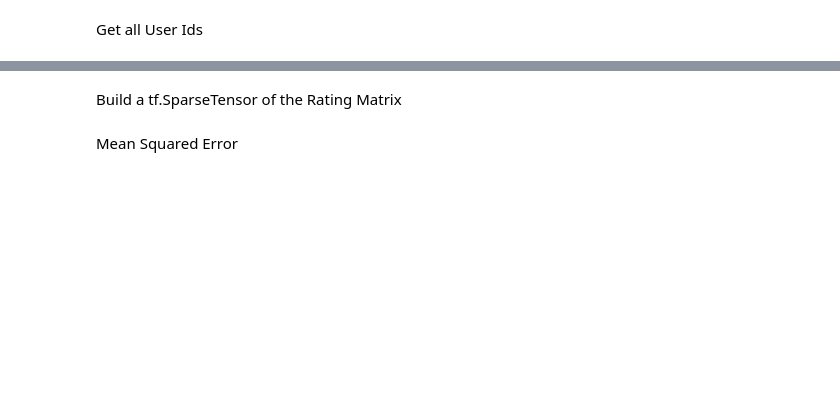
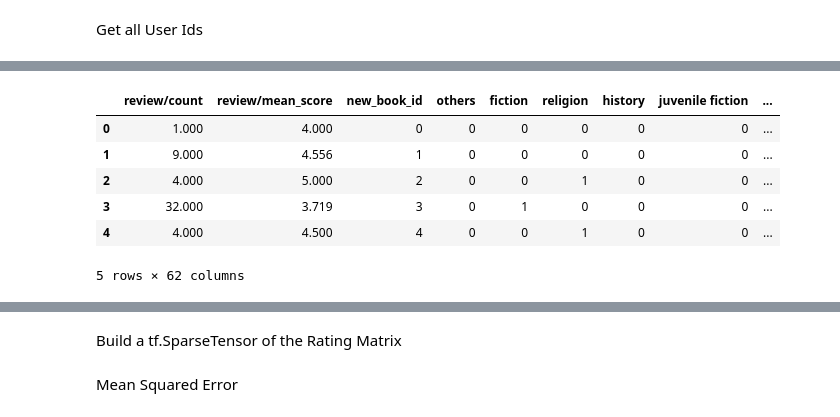
Before and after one commit to ngthiennhan2002/Amazon-Books_Reviews, a Jupyter notebook: amazon_books_reviews_2.ipynb, the cells around one changed output, grey strips where cells are left out. Cells and saved outputs as stored; diff of their text form; code cells hidden in the pictures; blank space fills up the shorter version.

```diff
--- a/amazon_books_reviews_2.ipynb
+++ b/amazon_books_reviews_2.ipynb
@@ -1103,0 +1142,10 @@ See the caveats in the documentation: https://pandas.pydata.org/pandas-docs/stab
+# %%
+df_book.head(5)
+# %% [output]
+|  | review/count | review/mean_score | new_book_id | others | fiction | religion | history | juvenile fiction | ... |
+| 0 | 1.000 | 4.000 | 0 | 0 | 0 | 0 | 0 | 0 | ... |
+| 1 | 9.000 | 4.556 | 1 | 0 | 0 | 0 | 0 | 0 | ... |
+| 2 | 4.000 | 5.000 | 2 | 0 | 0 | 1 | 0 | 0 | ... |
+| 3 | 32.000 | 3.719 | 3 | 0 | 1 | 0 | 0 | 0 | ... |
+| 4 | 4.000 | 4.500 | 4 | 0 | 0 | 1 | 0 | 0 | ... |
+5 rows × 62 columns
```
Also changed, not shown: parts of 32 cells of this notebook, 1 other file.
